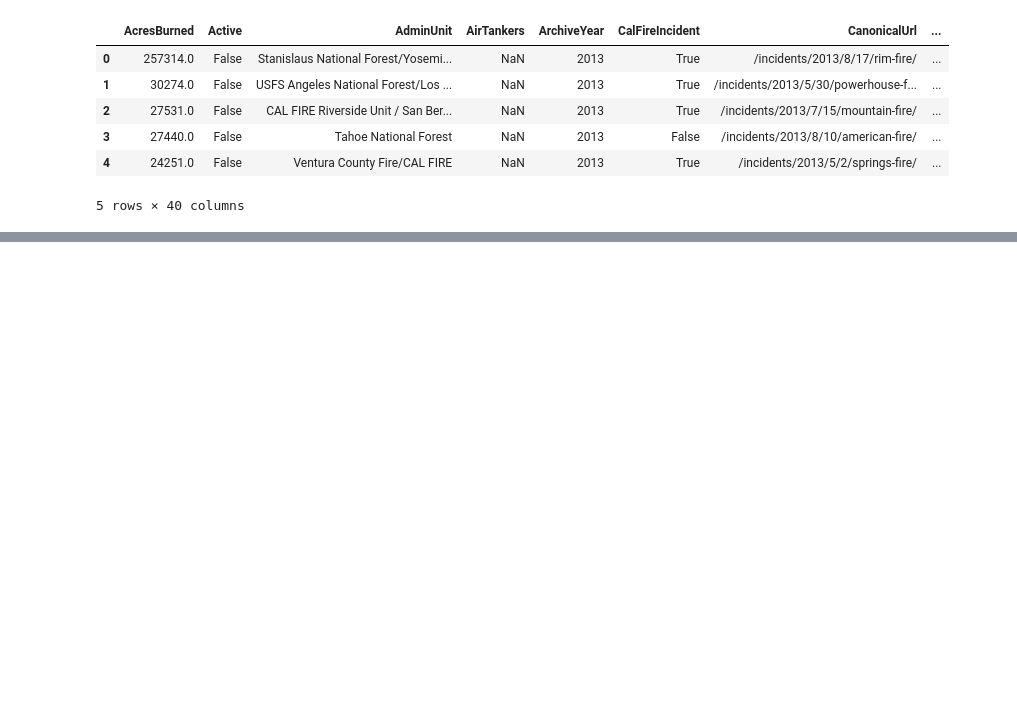
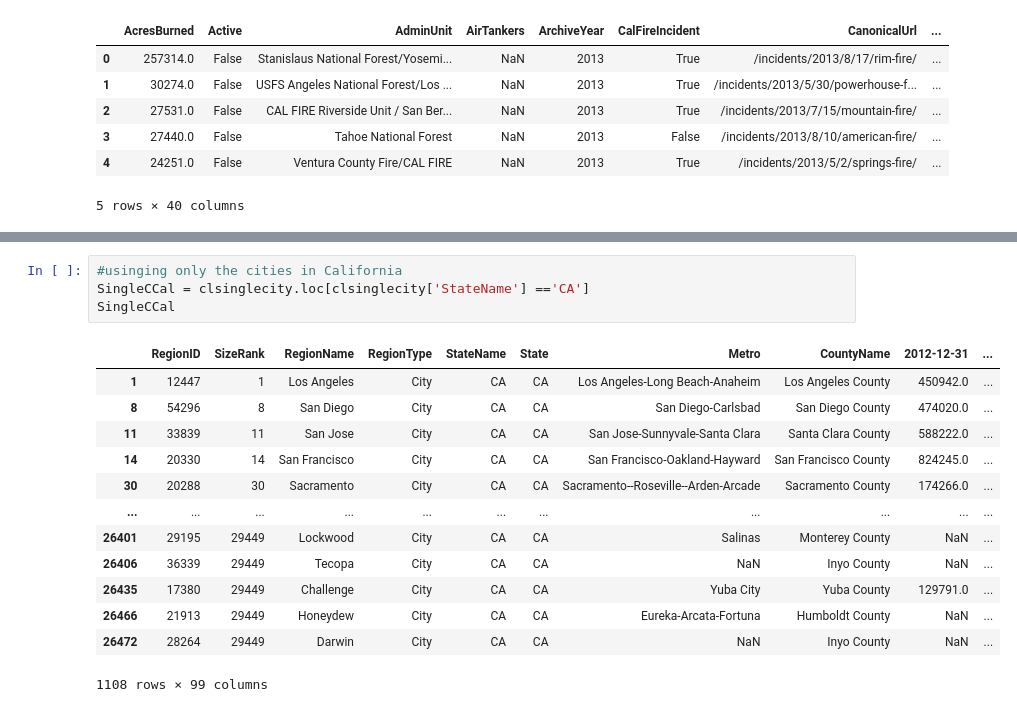
Before and after one commit to mattuzi17/The-Flight-From-Rural-Communities, a Jupyter notebook: matt.ipynb, the cells around one changed output, grey strips where cells are left out. Drawn from its saved outputs; the diff is of its cells as text; blank space fills up the shorter version.

```diff
--- a/matt.ipynb
+++ b/matt.ipynb
@@ -59,0 +90,18 @@ bottom_df.head()
+# %%
+#usinging only the cities in California
+SingleCCal = clsinglecity.loc[clsinglecity['StateName'] =='CA']
+SingleCCal
+# %% [output]
+|  | RegionID | SizeRank | RegionName | RegionType | StateName | State | Metro | CountyName | 2012-12-31 | ... |
+| 1 | 12447 | 1 | Los Angeles | City | CA | CA | Los Angeles-Long Beach-Anaheim | Los Angeles County | 450942.0 | ... |
+| 8 | 54296 | 8 | San Diego | City | CA | CA | San Diego-Carlsbad | San Diego County | 474020.0 | ... |
+| 11 | 33839 | 11 | San Jose | City | CA | CA | San Jose-Sunnyvale-Santa Clara | Santa Clara County | 588222.0 | ... |
+| 14 | 20330 | 14 | San Francisco | City | CA | CA | San Francisco-Oakland-Hayward | San Francisco County | 824245.0 | ... |
+| 30 | 20288 | 30 | Sacramento | City | CA | CA | Sacramento--Roseville--Arden-Arcade | Sacramento County | 174266.0 | ... |
+| ... | ... | ... | ... | ... | ... | ... | ... | ... | ... | ... |
+| 26401 | 29195 | 29449 | Lockwood | City | CA | CA | Salinas | Monterey County | NaN | ... |
+| 26406 | 36339 | 29449 | Tecopa | City | CA | CA | NaN | Inyo County | NaN | ... |
+| 26435 | 17380 | 29449 | Challenge | City | CA | CA | Yuba City | Yuba County | 129791.0 | ... |
+| 26466 | 21913 | 29449 | Honeydew | City | CA | CA | Eureka-Arcata-Fortuna | Humboldt County | NaN | ... |
+| 26472 | 28264 | 29449 | Darwin | City | CA | CA | NaN | Inyo County | NaN | ... |
+1108 rows × 99 columns
```
Also changed, not shown: parts of 9 cells of this notebook.
